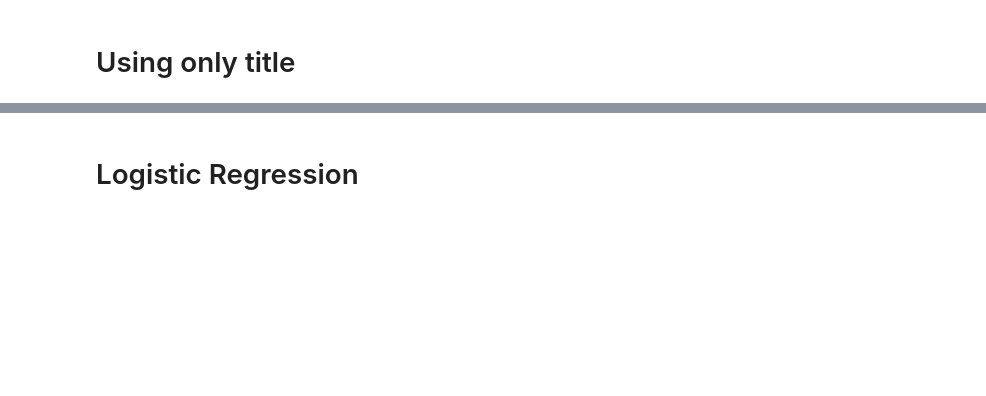
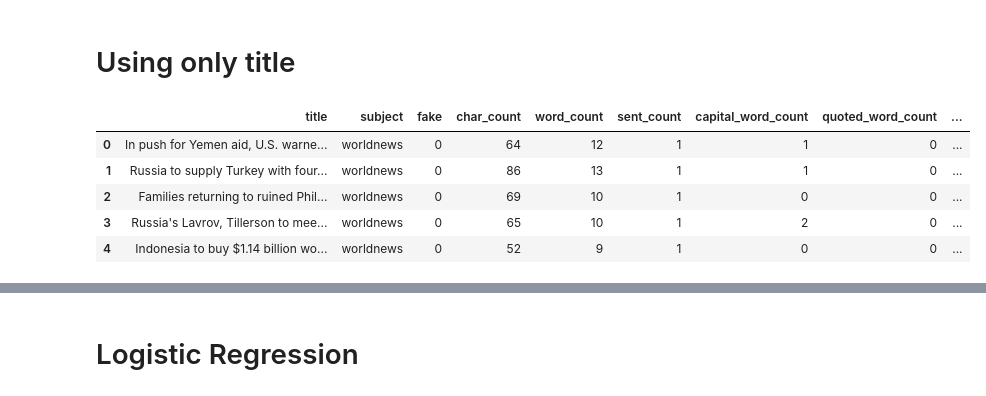
Before and after one commit to Jiawei19/BT4222, a Jupyter notebook: jiawei.ipynb, the cells around one changed output, grey strips where cells are left out. Drawn from its saved outputs; the diff is of its cells as text; code cells hidden in the pictures; blank space fills up the shorter version.

```diff
--- a/jiawei.ipynb
+++ b/jiawei.ipynb
@@ -658,3 +833,13 @@ df2.head()
+# %%
+df2 = df2.sample(frac=1, random_state=1, ignore_index=True)
+df2.head()
+# %% [output]
+|  | title | subject | fake | char_count | word_count | sent_count | capital_word_count | quoted_word_count | ... |
+| 0 | In push for Yemen aid, U.S. warne... | worldnews | 0 | 64 | 12 | 1 | 1 | 0 | ... |
+| 1 | Russia to supply Turkey with four... | worldnews | 0 | 86 | 13 | 1 | 1 | 0 | ... |
+| 2 | Families returning to ruined Phil... | worldnews | 0 | 69 | 10 | 1 | 0 | 0 | ... |
+| 3 | Russia's Lavrov, Tillerson to mee... | worldnews | 0 | 65 | 10 | 1 | 2 | 0 | ... |
+| 4 | Indonesia to buy $1.14 billion wo... | worldnews | 0 | 52 | 9 | 1 | 0 | 0 | ... |
 # %%
 X = df2.iloc[:,3:]
 y = df2['fake']
```
Also changed, not shown: parts of 100 cells of this notebook.
